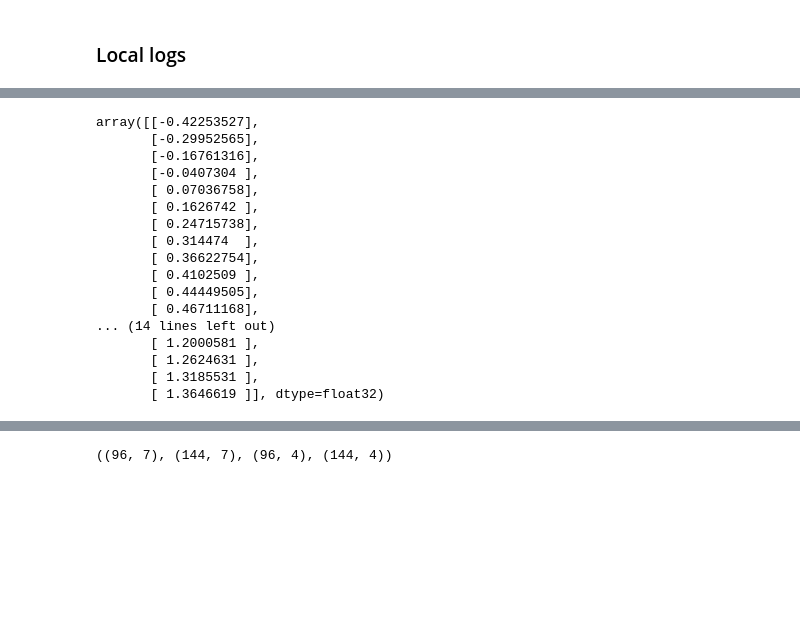
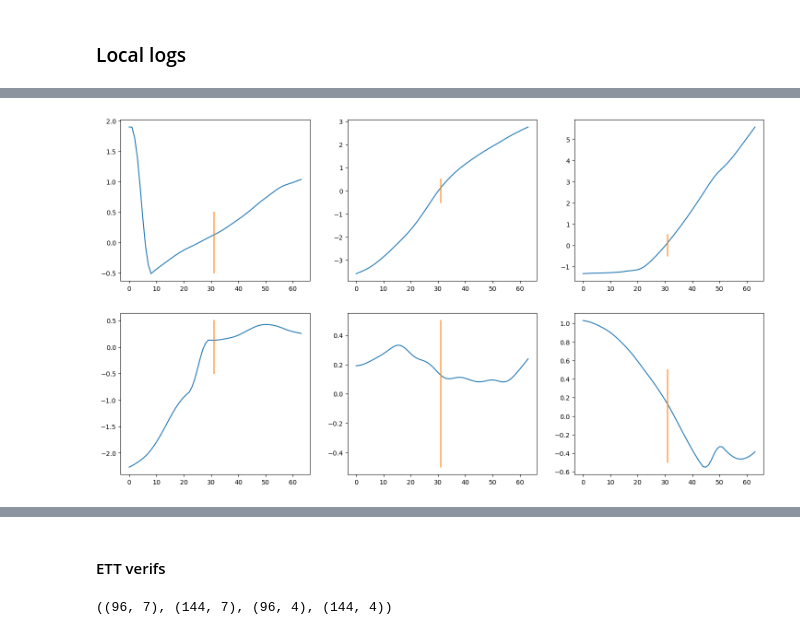
Before and after one commit to arnaud-odet/Time-Series-Library, a Jupyter notebook: sandbox.ipynb, the cells around one changed output, grey strips where cells are left out. Cells and saved outputs as stored; diff of their text form; code cells hidden in the pictures; blank space fills up the shorter version.

```diff
--- a/sandbox.ipynb
+++ b/sandbox.ipynb
@@ -165,9 +164,9 @@ lldf[hp_cols+ ['fde']].tail()
 # %%
 from data_provider.data_loader import *
 
-current_ds = USC_dataset(usc_args, usc_args.root_path)
-ms_ds = USC_dataset_MS(usc_args, usc_args.root_path)
-old_ds = USC_dataset_OLD(usc_args, usc_args.root_path)
+current_ds = USC_dataset(usc_args, usc_args.root_path, flag = 'test')
+ms_ds = USC_dataset_MS(usc_args, usc_args.root_path, flag = 'test')
+old_ds = USC_dataset_OLD(usc_args, usc_args.root_path, flag = 'test')
 
 X_cur, Y_cur, _, _ = current_ds.__getitem__(0)
 X_ms, Y_ms , _, _, = ms_ds.__getitem__(0)
@@ -231,23 +178,14 @@ array([[-0.42253527],
-# %%
-Y_old
-# %% [output]
-array([[-0.42253527],
-       [-0.29952565],
-       [-0.16761316],
-       [-0.0407304 ],
-       [ 0.07036758],
-       [ 0.1626742 ],
-       [ 0.24715738],
-       [ 0.314474  ],
-       [ 0.36622754],
-       [ 0.4102509 ],
-       [ 0.44449505],
-       [ 0.46711168],
-... (14 lines left out)
-       [ 1.2000581 ],
-       [ 1.2624631 ],
-       [ 1.3185531 ],
-       [ 1.3646619 ]], dtype=float32)
+# %%
+fig, axs = plt.subplots(2,3,figsize = (18,10))
+for ax in axs.flatten():
+    ind = np.random.randint(ms_ds.__len__())
+    X_ms, Y_ms , _, _, = ms_ds.__getitem__(ind)
+    # ax.plot(X_ms[:,0])
+    # ax.plot(Y_ms[-usc_args.pred_len:])
+    ax.plot(np.concatenate((X_ms[:,-1].reshape((-1,1)),Y_ms[-usc_args.pred_len:])))
+    ax.plot([31,31],[-0.5,0.5])
+# %% [output]
+[figure, added]
 # %%
 lldf = pd.read_csv('./logs/long_term_forecast.csv',index_col = 0)
 hp_cols = ['model','features','enc_in','dec_in','c_out','seq_len','pred_len','learning_rate','dropout','optimizer','wd','e_layers','d_model','n_heads','d_layers','d_ff']
@@ -259,6 +197,8 @@ lldf[hp_cols+ ['fde']].tail()
 | 379 | iTransformer | MS | 61 | 1 | 1 | 32 | 32 | 0.001 | 0.1 | adamw | ... |
 | 380 | Nonstationary_Transformer | MS | 61 | 1 | 1 | 32 | 32 | 0.001 | 0.1 | adamw | ... |
 | 381 | PatchTST | MS | 61 | 1 | 1 | 32 | 32 | 0.001 | 0.1 | adamw | ... |
+# %% [markdown]
+#### ETT verifs
 # %%
 ett_args = SimpleNamespace(**lldf.loc[0].to_dict())
 ett_ds, ett_dl = data_provider(ett_args, 'train')
```
Also changed, not shown: parts of 11 cells of this notebook, 10 other files.
